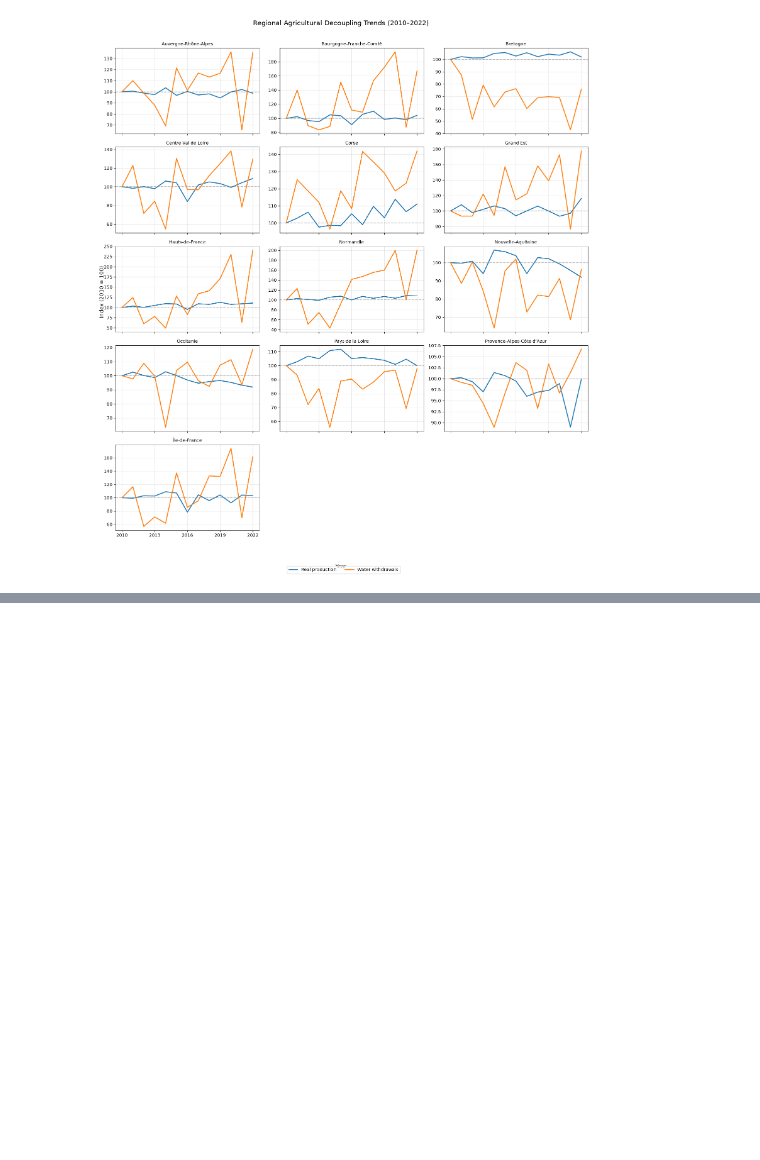
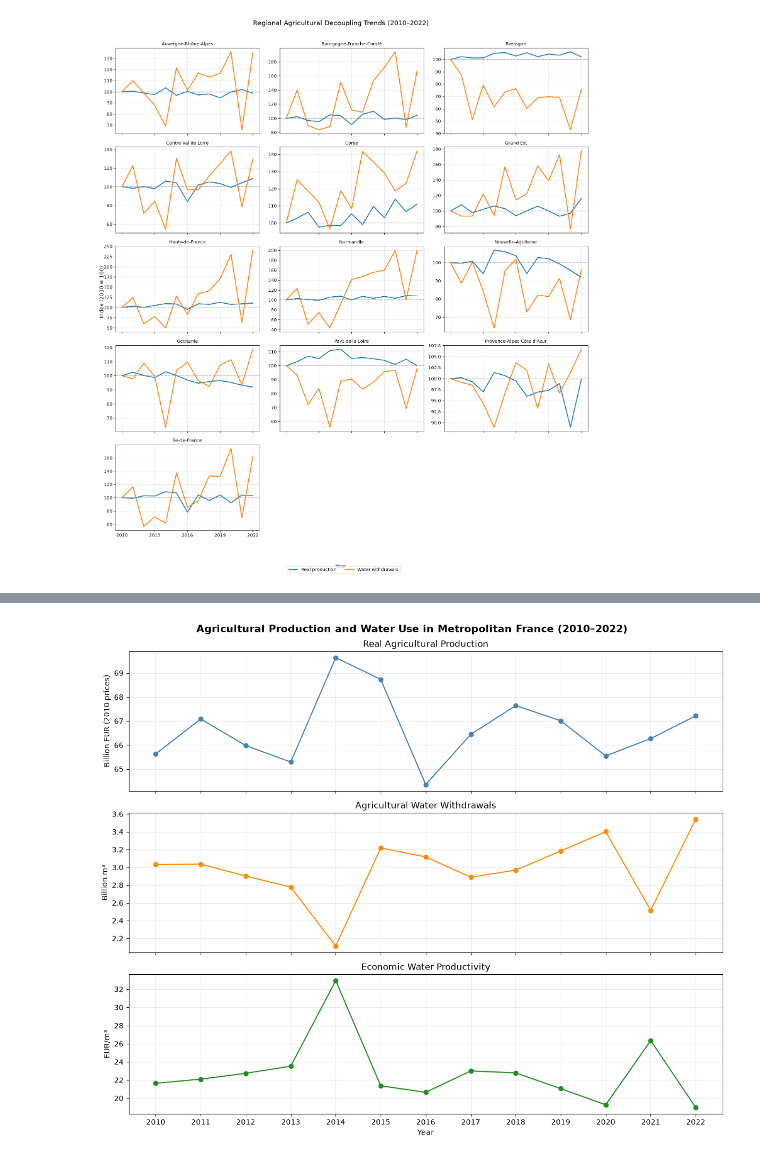
Before and after one commit to vicentef-cmyk/DataScProject, a Jupyter notebook: notebooks/analysis.ipynb, the cells around one changed output, grey strips where cells are left out. Saved outputs shown, nothing was run; the diff lists cells and outputs as text; code cells hidden in the pictures; blank space fills up the shorter version.

```diff
--- a/notebooks/analysis.ipynb
+++ b/notebooks/analysis.ipynb
@@ -1242,0 +1600,18 @@ display(robustness.round(1))
+# %%
+
+# Aggregate agricultural production and water withdrawals by year
+national = (
+    df_merged.groupby("ANNEE", as_index=False)
+    .agg(
+        production_real_mEUR=("production_real_mEUR", "sum"),
+        water_withdrawals_m3=("valeur", "sum")
+    )
+)
+
+# Calculate national economic water productivity
+national["water_productivity"] = (
+    national["production_real_mEUR"] * 1_000_000
+    / national["water_withdrawals_m3"]
+)
+
+display(national.round(2))
@@ -1242,0 +1633,50 @@ display(robustness.round(1))
+# %%
+
+fig, axes = plt.subplots(3, 1, figsize=(12, 10), sharex=True)
+
+# Agricultural production
+axes[0].plot(
+    national["ANNEE"],
+    national["production_real_mEUR"] / 1000,
+    marker="o",
+    color="steelblue"
+)
+axes[0].set_ylabel("Billion EUR (2010 prices)")
+axes[0].set_title("Real Agricultural Production")
+axes[0].grid(alpha=0.3)
+
+# Agricultural water withdrawals
+axes[1].plot(
+    national["ANNEE"],
+    national["water_withdrawals_m3"] / 1e9,
+    marker="o",
+    color="darkorange"
+)
+axes[1].set_ylabel("Billion m³")
+axes[1].set_title("Agricultural Water Withdrawals")
+axes[1].grid(alpha=0.3)
+
+# Economic water productivity
+axes[2].plot(
+    national["ANNEE"],
+    national["water_productivity"],
+    marker="o",
+    color="forestgreen"
+)
+axes[2].set_ylabel("EUR/m³")
+axes[2].set_xlabel("Year")
+axes[2].set_title("Economic Water Productivity")
+axes[2].grid(alpha=0.3)
+
+axes[2].set_xticks(national["ANNEE"])
+
+fig.suptitle(
+    "Agricultural Production and Water Use in Metropolitan France (2010–2022)",
+    fontsize=14,
+    fontweight="bold"
+)
+
+plt.tight_layout()
+plt.show()
+# %% [output]
+[figure, added]
```
Also changed, not shown: parts of 15 cells of this notebook.
